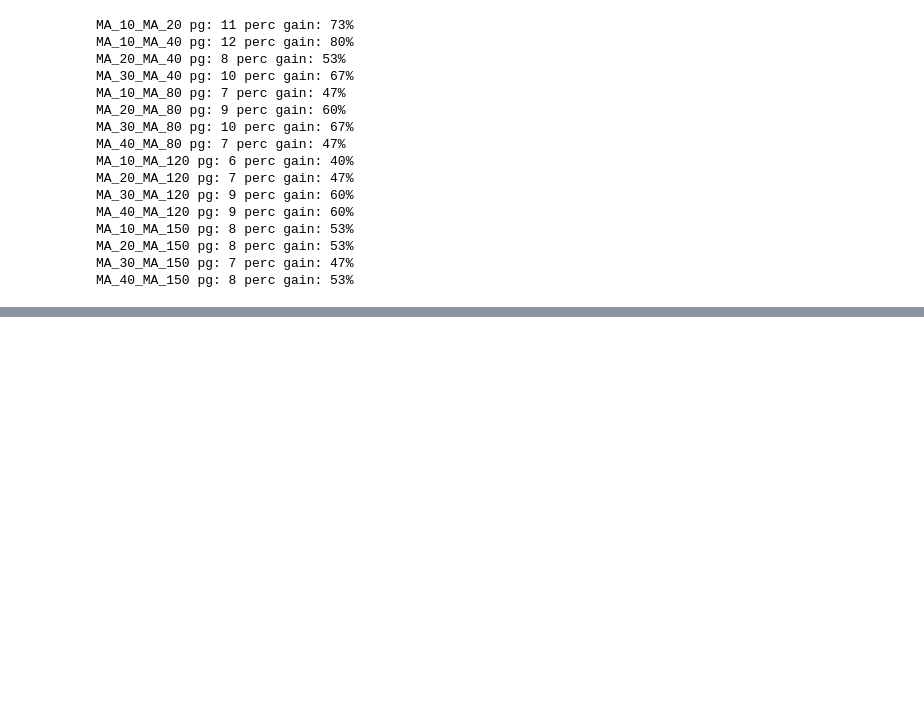
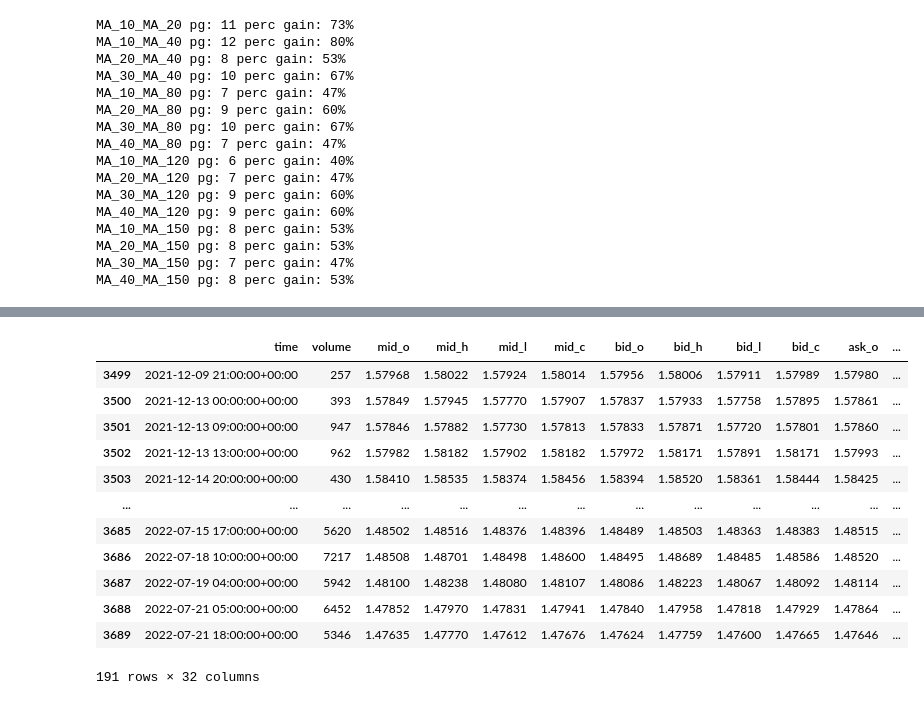
Before and after one commit to mindeleven/introduction-to-python, a Jupyter notebook: Algorythimc-Forex-Trading/code/exploration/05_MA_Cross_Analysis.ipynb, the cells around one changed output, grey strips where cells are left out. Saved outputs shown, nothing was run; the diff lists cells and outputs as text; code cells hidden in the pictures; blank space fills up the shorter version.

```diff
--- a/Algorythimc-Forex-Trading/code/exploration/05_MA_Cross_Analysis.ipynb
+++ b/Algorythimc-Forex-Trading/code/exploration/05_MA_Cross_Analysis.ipynb
@@ -280,0 +311,19 @@ df_MA_10_MA_20
+# %%
+# similar analysis for the EUR_AUD pair
+df_gains_EUR_AUD = df_ma_trades_h1[(df_ma_trades_h1.cross == cross) & (df_ma_trades_h1.pair == "EUR_AUD")].copy()
+# %%
+df_gains_EUR_AUD
+# %% [output]
+|  | time | volume | mid_o | mid_h | mid_l | mid_c | bid_o | bid_h | bid_l | bid_c | ask_o | ... |
+| 3499 | 2021-12-09 21:00:00+00:00 | 257 | 1.57968 | 1.58022 | 1.57924 | 1.58014 | 1.57956 | 1.58006 | 1.57911 | 1.57989 | 1.57980 | ... |
+| 3500 | 2021-12-13 00:00:00+00:00 | 393 | 1.57849 | 1.57945 | 1.57770 | 1.57907 | 1.57837 | 1.57933 | 1.57758 | 1.57895 | 1.57861 | ... |
+| 3501 | 2021-12-13 09:00:00+00:00 | 947 | 1.57846 | 1.57882 | 1.57730 | 1.57813 | 1.57833 | 1.57871 | 1.57720 | 1.57801 | 1.57860 | ... |
+| 3502 | 2021-12-13 13:00:00+00:00 | 962 | 1.57982 | 1.58182 | 1.57902 | 1.58182 | 1.57972 | 1.58171 | 1.57891 | 1.58171 | 1.57993 | ... |
+| 3503 | 2021-12-14 20:00:00+00:00 | 430 | 1.58410 | 1.58535 | 1.58374 | 1.58456 | 1.58394 | 1.58520 | 1.58361 | 1.58444 | 1.58425 | ... |
+| ... | ... | ... | ... | ... | ... | ... | ... | ... | ... | ... | ... | ... |
+| 3685 | 2022-07-15 17:00:00+00:00 | 5620 | 1.48502 | 1.48516 | 1.48376 | 1.48396 | 1.48489 | 1.48503 | 1.48363 | 1.48383 | 1.48515 | ... |
+| 3686 | 2022-07-18 10:00:00+00:00 | 7217 | 1.48508 | 1.48701 | 1.48498 | 1.48600 | 1.48495 | 1.48689 | 1.48485 | 1.48586 | 1.48520 | ... |
+| 3687 | 2022-07-19 04:00:00+00:00 | 5942 | 1.48100 | 1.48238 | 1.48080 | 1.48107 | 1.48086 | 1.48223 | 1.48067 | 1.48092 | 1.48114 | ... |
+| 3688 | 2022-07-21 05:00:00+00:00 | 6452 | 1.47852 | 1.47970 | 1.47831 | 1.47941 | 1.47840 | 1.47958 | 1.47818 | 1.47929 | 1.47864 | ... |
+| 3689 | 2022-07-21 18:00:00+00:00 | 5346 | 1.47635 | 1.47770 | 1.47612 | 1.47676 | 1.47624 | 1.47759 | 1.47600 | 1.47665 | 1.47646 | ... |
+191 rows × 32 columns
```
Also changed, not shown: parts of 6 cells of this notebook.
